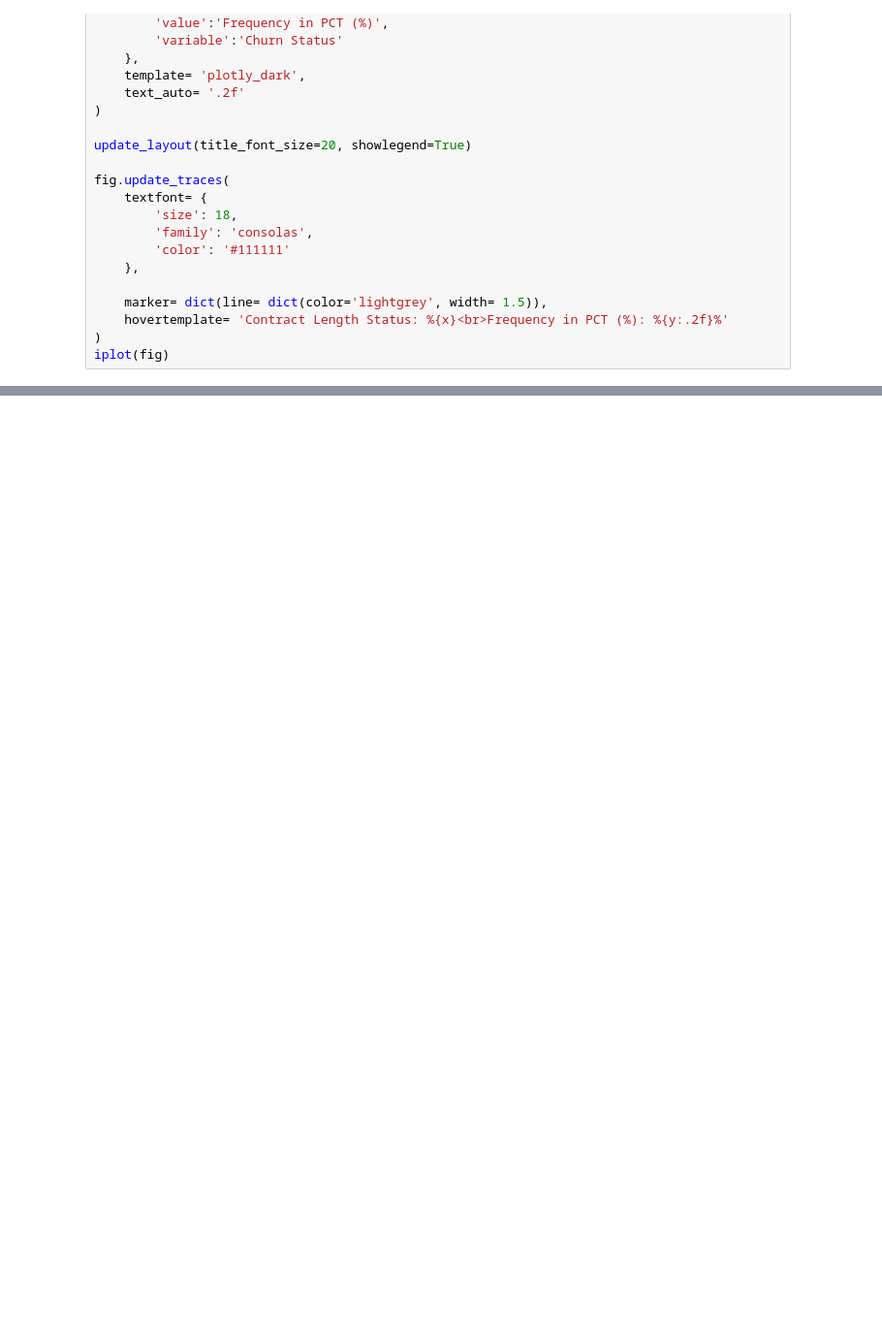
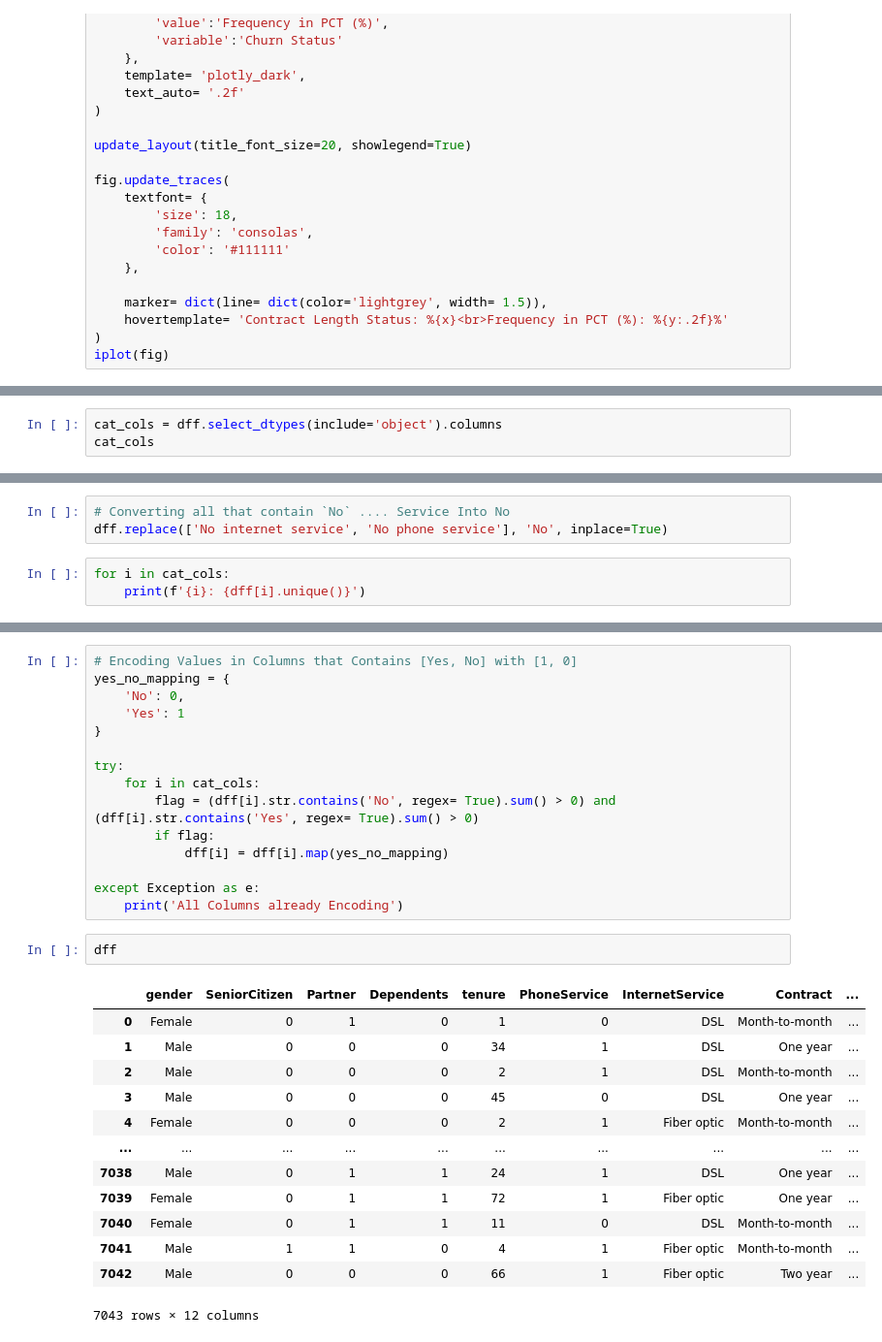
Before and after one commit to arduinto/TelcoChurnForecasting, a Jupyter notebook: TelcoChurn.ipynb, the cells around one changed output, grey strips where cells are left out. Shown at 97% size. Drawn from its saved outputs; the diff is of its cells as text; blank space fills up the shorter version.

```diff
--- a/TelcoChurn.ipynb
+++ b/TelcoChurn.ipynb
@@ -827,0 +837,3 @@ iplot(fig)
+# %%
+cat_cols = dff.select_dtypes(include='object').columns
+cat_cols
@@ -827,0 +844,6 @@ iplot(fig)
+# %%
+# Converting all that contain `No` .... Service Into No
+dff.replace(['No internet service', 'No phone service'], 'No', inplace=True)
+# %%
+for i in cat_cols:
+    print(f'{i}: {dff[i].unique()}')
@@ -827,0 +860,31 @@ iplot(fig)
+# %%
+# Encoding Values in Columns that Contains [Yes, No] with [1, 0]
+yes_no_mapping = {
+    'No': 0,
+    'Yes': 1
+}
+
+try:
+    for i in cat_cols:
+        flag = (dff[i].str.contains('No', regex= True).sum() > 0) and (dff[i].str.contains('Yes', regex= True).sum() > 0)
+        if flag:
+            dff[i] = dff[i].map(yes_no_mapping)
+
+except Exception as e:
+    print('All Columns already Encoding')
+# %%
+dff
+# %% [output]
+|  | gender | SeniorCitizen | Partner | Dependents | tenure | PhoneService | InternetService | Contract | ... |
+| 0 | Female | 0 | 1 | 0 | 1 | 0 | DSL | Month-to-month | ... |
+| 1 | Male | 0 | 0 | 0 | 34 | 1 | DSL | One year | ... |
+| 2 | Male | 0 | 0 | 0 | 2 | 1 | DSL | Month-to-month | ... |
+| 3 | Male | 0 | 0 | 0 | 45 | 0 | DSL | One year | ... |
+| 4 | Female | 0 | 0 | 0 | 2 | 1 | Fiber optic | Month-to-month | ... |
+| ... | ... | ... | ... | ... | ... | ... | ... | ... | ... |
+| 7038 | Male | 0 | 1 | 1 | 24 | 1 | DSL | One year | ... |
+| 7039 | Female | 0 | 1 | 1 | 72 | 1 | Fiber optic | One year | ... |
+| 7040 | Female | 0 | 1 | 1 | 11 | 0 | DSL | Month-to-month | ... |
+| 7041 | Male | 1 | 1 | 0 | 4 | 1 | Fiber optic | Month-to-month | ... |
+| 7042 | Male | 0 | 0 | 0 | 66 | 1 | Fiber optic | Two year | ... |
+7043 rows × 12 columns
```
Also changed, not shown: parts of 15 cells of this notebook.
